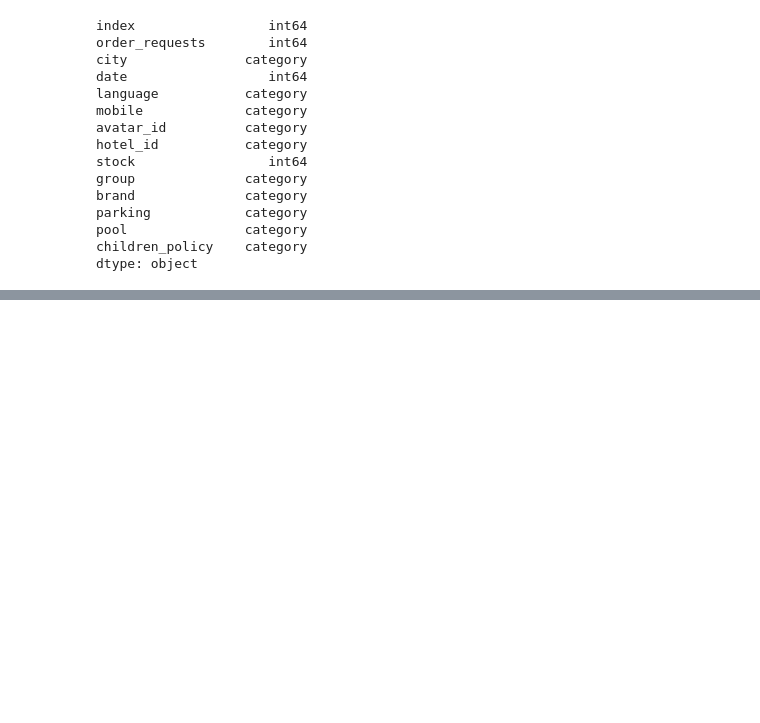
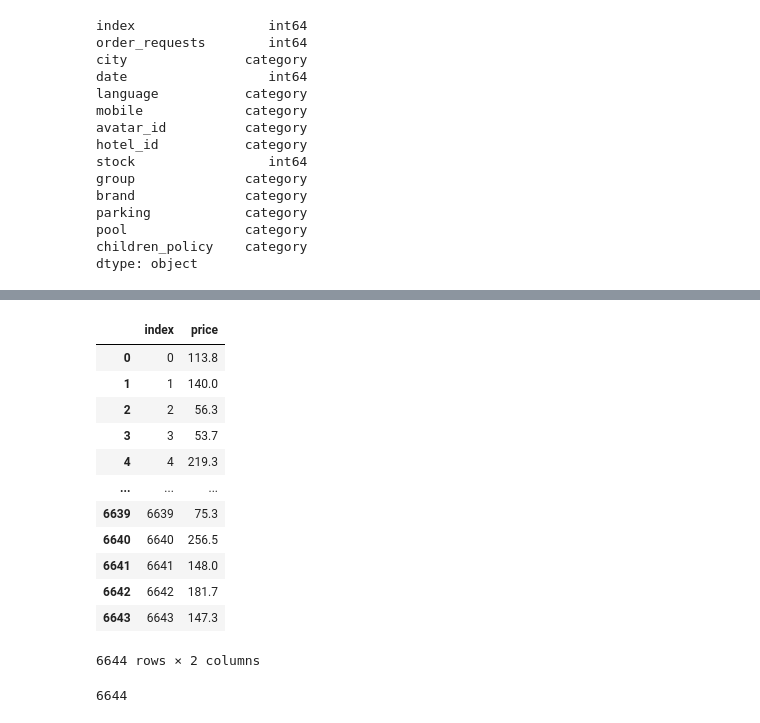
Before and after one commit to TryoenJ/Defi-IA, a Jupyter notebook: model.ipynb, the cells around one changed output, grey strips where cells are left out. Saved outputs shown, nothing was run; the diff lists cells and outputs as text; code cells hidden in the pictures; blank space fills up the shorter version.

```diff
--- a/model.ipynb
+++ b/model.ipynb
@@ -514,2 +544,5 @@ Xtest.shape
 # %%
-Ypred=rfFit.predict(Xtest)
+Yprev=rfFit.predict(Xtest)
+# %%
+Yprev0=np.around(Yprev, decimals=1)
+Yprev0
@@ -515,0 +551,4 @@ Ypred=rfFit.predict(Xtest)
+# %%
+len(Yprev0)
+Yindice = pd.DataFrame(np.arange(0,len(Yprev0)),columns = ['index'])
+Yindice
@@ -515,0 +569,3 @@ Ypred=rfFit.predict(Xtest)
+# %%
+Yprice=pd.DataFrame(Yprev0,columns = ['price'])
+Yprice
@@ -515,0 +586,17 @@ Ypred=rfFit.predict(Xtest)
+# %%
+Ysub=Yindice.join(Yprice, on=None, how='right', lsuffix='', rsuffix='', sort=False)
+Ysub
+# %% [output]
+|  | index | price |
+| 0 | 0 | 113.8 |
+| 1 | 1 | 140.0 |
+| 2 | 2 | 56.3 |
+| 3 | 3 | 53.7 |
+| 4 | 4 | 219.3 |
+| ... | ... | ... |
+| 6639 | 6639 | 75.3 |
+| 6640 | 6640 | 256.5 |
+| 6641 | 6641 | 148.0 |
+| 6642 | 6642 | 181.7 |
+| 6643 | 6643 | 147.3 |
+6644 rows × 2 columns
@@ -515,0 +605,4 @@ Ypred=rfFit.predict(Xtest)
+# %%
+len(Ysub)
+# %% [output]
+6644
```
Also changed, not shown: parts of 54 cells of this notebook, 2 other files.
